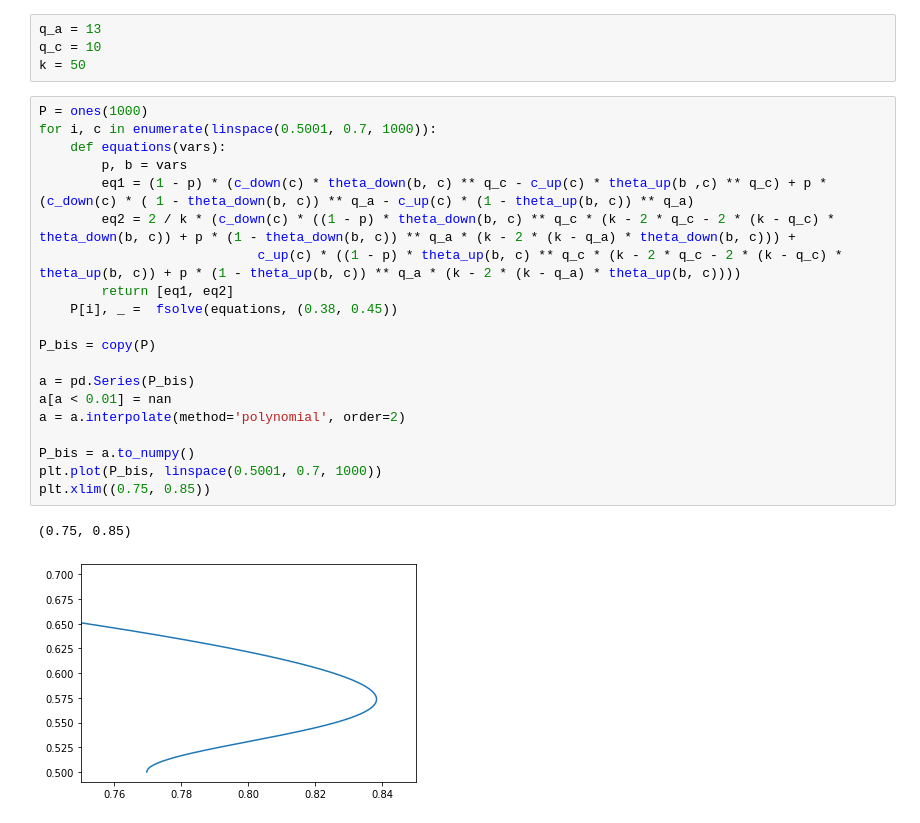
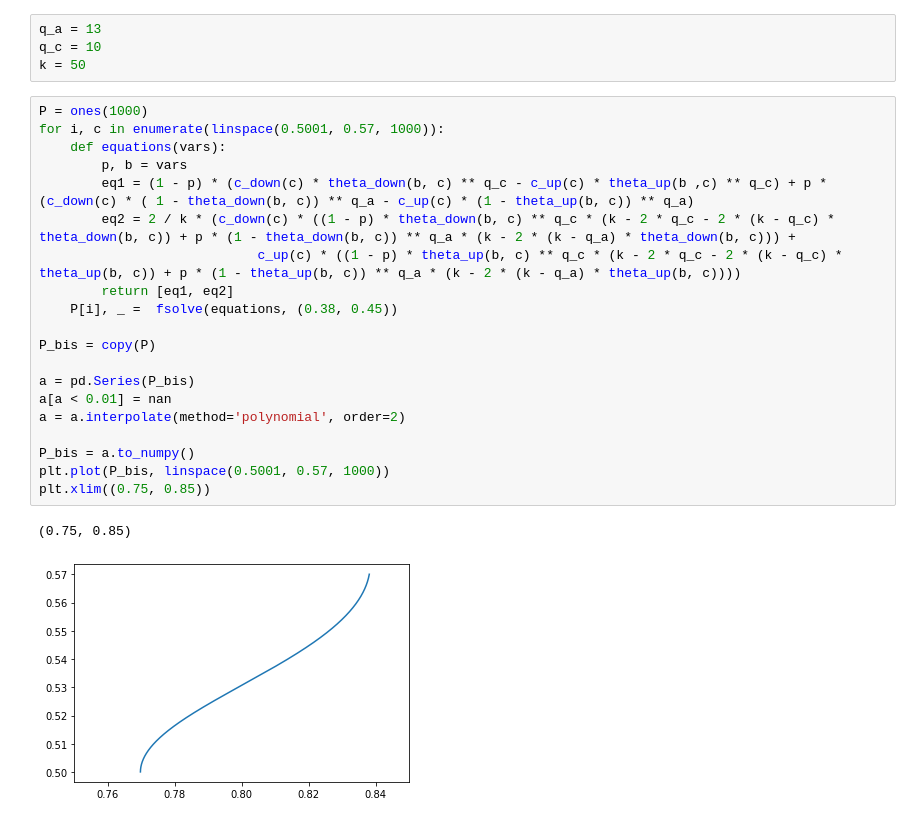
Before and after one commit to pucandrzej/DPOCN_project, a Jupyter notebook: K_Weron_article_fiddling/PA_model.ipynb, the cells around one changed output. Saved outputs shown, nothing was run; the diff lists cells and outputs as text.

```diff
--- a/K_Weron_article_fiddling/PA_model.ipynb
+++ b/K_Weron_article_fiddling/PA_model.ipynb
@@ -195,24 +196,24 @@ q_c = 10
 k = 50
 # %%
 P = ones(1000)
-for i, c in enumerate(linspace(0.5001, 0.7, 1000)):
+for i, c in enumerate(linspace(0.5001, 0.57, 1000)):
     def equations(vars):
         p, b = vars
         eq1 = (1 - p) * (c_down(c) * theta_down(b, c) ** q_c - c_up(c) * theta_up(b ,c) ** q_c) + p * (c_down(c) * ( 1 - theta_down(b, c)) ** q_a - c_up(c) * (1 - theta_up(b, c)) ** q_a)
         eq2 = 2 / k * (c_down(c) * ((1 - p) * theta_down(b, c) ** q_c * (k - 2 * q_c - 2 * (k - q_c) * theta_down(b, c)) + p * (1 - theta_down(b, c)) ** q_a * (k - 2 * (k - q_a) * theta_down(b, c))) +
                             c_up(c) * ((1 - p) * theta_up(b, c) ** q_c * (k - 2 * q_c - 2 * (k - q_c) * theta_up(b, c)) + p * (1 - theta_up(b, c)) ** q_a * (k - 2 * (k - q_a) * theta_up(b, c))))
         return [eq1, eq2]
     P[i], _ =  fsolve(equations, (0.38, 0.45))
 
 P_bis = copy(P)
 
 a = pd.Series(P_bis)
 a[a < 0.01] = nan
 a = a.interpolate(method='polynomial', order=2)
 
 P_bis = a.to_numpy()
-plt.plot(P_bis, linspace(0.5001, 0.7, 1000))
+plt.plot(P_bis, linspace(0.5001, 0.57, 1000))
 plt.xlim((0.75, 0.85))
 # %% [output]
 (0.75, 0.85)
-[figure, old version]
+[figure, new version]
```
Also changed, not shown: parts of 5 cells of this notebook, 2 other files.
